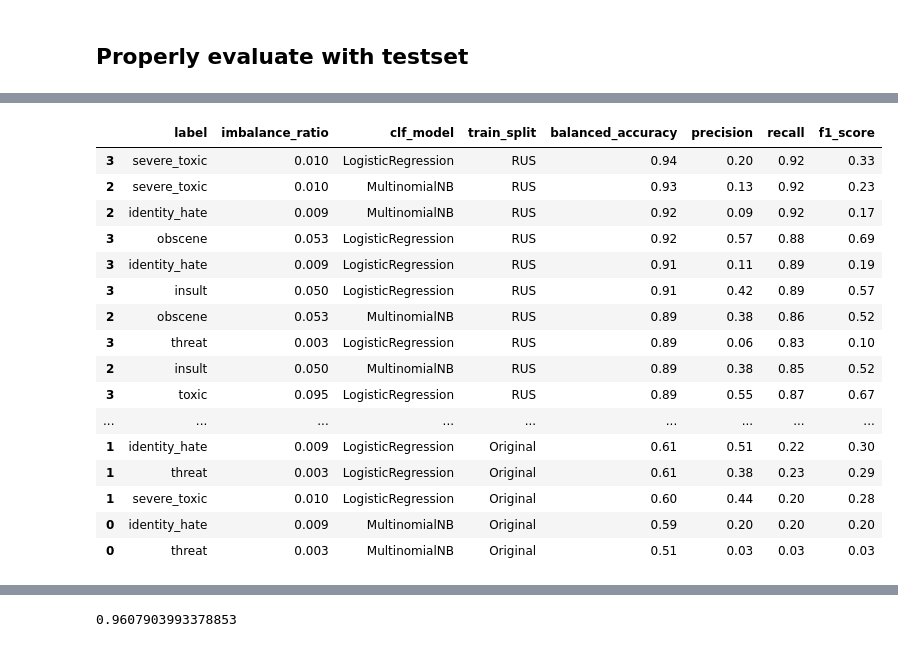
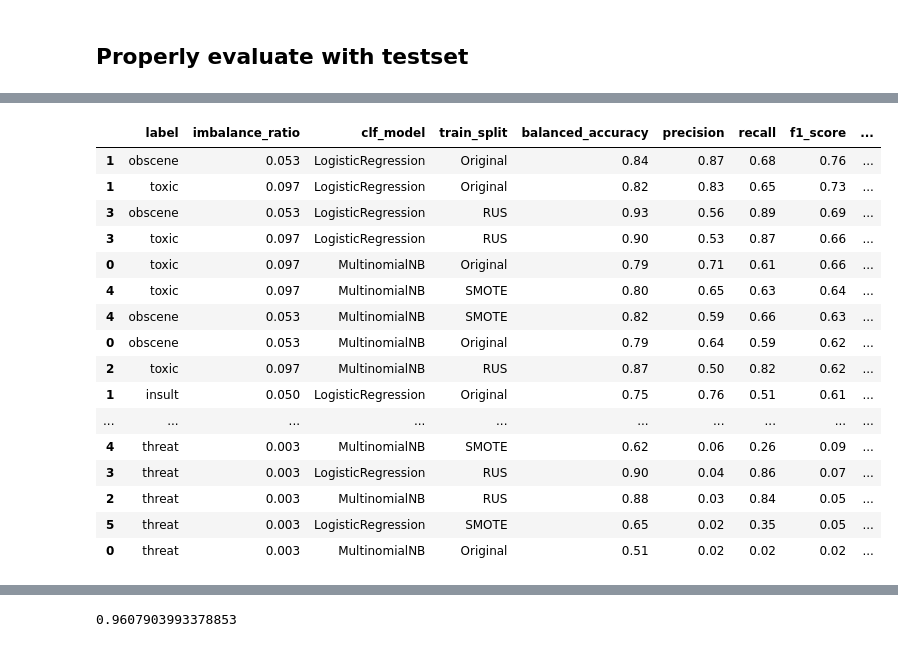
Before and after one commit to johnnykfeng/Toxic-Comments-NLP-Project, a Jupyter notebook: ML_model.ipynb, the cells around one changed output, grey strips where cells are left out. Cells and saved outputs as stored; diff of their text form; code cells hidden in the pictures.

Commit message:
made changes to BoW and Tfidf comparison pipeline

```diff
--- a/ML_model.ipynb
+++ b/ML_model.ipynb
@@ -138,9 +137,9 @@ Name: cleaned_text, dtype: object
 # %%
 LABELS = ['toxic', 'severe_toxic', 'obscene', 'threat', 'insult', 'identity_hate']
-train_text = train_df['cleaned_text']
+train_text = train_df['cleaner_text']
 train_labels = train_df[LABELS]
 
-X_train_m, X_test_m, y_train_m, y_test_M = multilabel_train_test_split(train_text, train_labels, size=0.25)
+# X_train_m, X_test_m, y_train_m, y_test_M = multilabel_train_test_split(train_text, train_labels, size=0.25)
 
 X_train, X_test, y_train, y_test = train_test_split(train_text, train_labels, test_size=0.25)
 # %%
@@ -214,21 +202,0 @@ TFIDF completely failed on precision and recall for the very sparse labels e.g.
-# %%
-
-scores_dict = {}
-print(['accuracy', 'precision', 'recall', 'f1'])
-for label in LABELS:
-    print('... Processing {}'.format(label))
-    # train the model using X_dtm & y
-    # countvec_NB_pipeline.fit(X_train.iloc[0:10000], y_train[label].iloc[0:10000]) # train with a slice
-    tfidf_NB_pipeline.fit(X_train, y_train[label])  # train with whole dataset
-
-    # compute the testing accuracy
-    pred = tfidf_NB_pipeline.predict(X_test)
-    test = y_test[label]
-
-    scores = [accuracy_score(test, pred), precision_score(test, pred), recall_score(test, pred), f1_score(test, pred) ]
-    scores_dict[label] = scores
-
-    print(np.round(scores, decimals = 2))
-
-scores_tfidf_NB = pd.DataFrame(scores_dict, index=['accuracy', 'precision', 'recall', 'f1']).T
-print(np.round(scores_tfidf_NB, decimals=2))
@@ -623,7 +696,9 @@ def model_train_evaluate(model, X_train, y_train, X_test, y_test, dec=2, verbose
     # print(classification_report(y_test, pred, output_dict=False))
     bal_acc = np.round(balanced_accuracy_score(y_test, pred), dec)
     prec, rec, f1 = np.round(precision_recall_fscore_support(y_test, pred, average='binary', pos_label=1)[:3] , dec)
+    CM = confusion_matrix(y_test, pred)
+    TN, FN, TP, FP = CM[0][0], CM[1][0], CM[1][1], CM[0][1]
     if verbose:
         print('bal_acc: {}, precision: {}, recall: {}, f1: {}'.format(bal_acc, prec, rec, f1) )
 
-    return bal_acc, prec, rec, f1
+    return bal_acc, prec, rec, f1, TN, FN, TP, FP
@@ -660,7 +731,7 @@ def train_evaluate_all_labels(models, X, y, label='toxic', verbose=False):
         # iterate through the classifier models, must be in dictionary format
         for model_name, model in models.items():
 
-            bal_acc, prec, rec, f1 = model_train_evaluate(model, X_input, y_input, X_test, y_test, verbose= verbose)
+            bal_acc, prec, rec, f1, TN, FN, TP, FP = model_train_evaluate(model, X_input, y_input, X_test, y_test, verbose= verbose)
             scores = scores.append({'label': label,
                                     'imbalance_ratio': imbalance_ratio,
                                     'clf_model': model_name,
@@ -668,6 +739,7 @@ def train_evaluate_all_labels(models, X, y, label='toxic', verbose=False):
                                     'balanced_accuracy': bal_acc,
                                     'precision': prec,
                                     'recall': rec,
-                                    'f1_score': f1}, ignore_index=True)
+                                    'f1_score': f1,
+                                    'TN': TN, 'FN': FN, 'TP': TP, 'FP': FP,}, ignore_index=True)
 
     return scores
@@ -749,20 +813,20 @@ display(all_scores.groupby(['train_split']).mean())
 # %%
-display(all_scores.sort_values(by='balanced_accuracy', ascending=False))
+display(all_scores.sort_values(by='f1_score', ascending=False))
 # %% [output]
-|  | label | imbalance_ratio | clf_model | train_split | balanced_accuracy | precision | recall | f1_score |
-| 3 | severe_toxic | 0.010 | LogisticRegression | RUS | 0.94 | 0.20 | 0.92 | 0.33 |
-| 2 | severe_toxic | 0.010 | MultinomialNB | RUS | 0.93 | 0.13 | 0.92 | 0.23 |
-| 2 | identity_hate | 0.009 | MultinomialNB | RUS | 0.92 | 0.09 | 0.92 | 0.17 |
-| 3 | obscene | 0.053 | LogisticRegression | RUS | 0.92 | 0.57 | 0.88 | 0.69 |
-| 3 | identity_hate | 0.009 | LogisticRegression | RUS | 0.91 | 0.11 | 0.89 | 0.19 |
-| 3 | insult | 0.050 | LogisticRegression | RUS | 0.91 | 0.42 | 0.89 | 0.57 |
-| 2 | obscene | 0.053 | MultinomialNB | RUS | 0.89 | 0.38 | 0.86 | 0.52 |
-| 3 | threat | 0.003 | LogisticRegression | RUS | 0.89 | 0.06 | 0.83 | 0.10 |
-| 2 | insult | 0.050 | MultinomialNB | RUS | 0.89 | 0.38 | 0.85 | 0.52 |
-| 3 | toxic | 0.095 | LogisticRegression | RUS | 0.89 | 0.55 | 0.87 | 0.67 |
-| ... | ... | ... | ... | ... | ... | ... | ... | ... |
-| 1 | identity_hate | 0.009 | LogisticRegression | Original | 0.61 | 0.51 | 0.22 | 0.30 |
-| 1 | threat | 0.003 | LogisticRegression | Original | 0.61 | 0.38 | 0.23 | 0.29 |
-| 1 | severe_toxic | 0.010 | LogisticRegression | Original | 0.60 | 0.44 | 0.20 | 0.28 |
-| 0 | identity_hate | 0.009 | MultinomialNB | Original | 0.59 | 0.20 | 0.20 | 0.20 |
-| 0 | threat | 0.003 | MultinomialNB | Original | 0.51 | 0.03 | 0.03 | 0.03 |
+|  | label | imbalance_ratio | clf_model | train_split | balanced_accuracy | precision | recall | f1_score | ... |
+| 1 | obscene | 0.053 | LogisticRegression | Original | 0.84 | 0.87 | 0.68 | 0.76 | ... |
+| 1 | toxic | 0.097 | LogisticRegression | Original | 0.82 | 0.83 | 0.65 | 0.73 | ... |
+| 3 | obscene | 0.053 | LogisticRegression | RUS | 0.93 | 0.56 | 0.89 | 0.69 | ... |
+| 3 | toxic | 0.097 | LogisticRegression | RUS | 0.90 | 0.53 | 0.87 | 0.66 | ... |
+| 0 | toxic | 0.097 | MultinomialNB | Original | 0.79 | 0.71 | 0.61 | 0.66 | ... |
+| 4 | toxic | 0.097 | MultinomialNB | SMOTE | 0.80 | 0.65 | 0.63 | 0.64 | ... |
+| 4 | obscene | 0.053 | MultinomialNB | SMOTE | 0.82 | 0.59 | 0.66 | 0.63 | ... |
+| 0 | obscene | 0.053 | MultinomialNB | Original | 0.79 | 0.64 | 0.59 | 0.62 | ... |
+| 2 | toxic | 0.097 | MultinomialNB | RUS | 0.87 | 0.50 | 0.82 | 0.62 | ... |
+| 1 | insult | 0.050 | LogisticRegression | Original | 0.75 | 0.76 | 0.51 | 0.61 | ... |
+| ... | ... | ... | ... | ... | ... | ... | ... | ... | ... |
+| 4 | threat | 0.003 | MultinomialNB | SMOTE | 0.62 | 0.06 | 0.26 | 0.09 | ... |
+| 3 | threat | 0.003 | LogisticRegression | RUS | 0.90 | 0.04 | 0.86 | 0.07 | ... |
+| 2 | threat | 0.003 | MultinomialNB | RUS | 0.88 | 0.03 | 0.84 | 0.05 | ... |
+| 5 | threat | 0.003 | LogisticRegression | SMOTE | 0.65 | 0.02 | 0.35 | 0.05 | ... |
+| 0 | threat | 0.003 | MultinomialNB | Original | 0.51 | 0.02 | 0.02 | 0.02 | ... |
```
Also changed, not shown: parts of 23 cells of this notebook, 8 other files.
